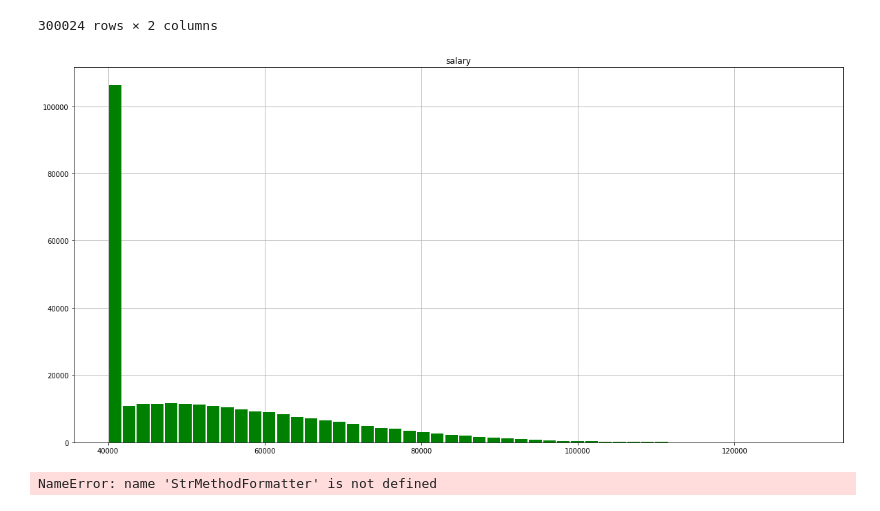
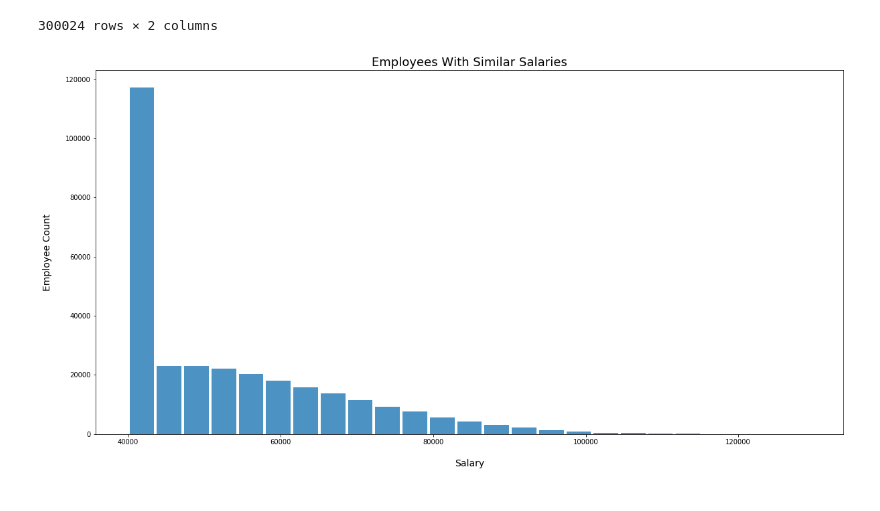
Before and after one commit to colbyhoke/sql-challenge, a Jupyter notebook: sql_challenge_bonus.ipynb, the cells around one changed output. Saved outputs shown, nothing was run; the diff lists cells and outputs as text; code cells hidden in the pictures.

```diff
--- a/sql_challenge_bonus.ipynb
+++ b/sql_challenge_bonus.ipynb
@@ -13,5 +18,5 @@ from config import sql_pass
 from config import sql_db
 # %%
 # Connect to postgresql database
-engine = create_engine(f'postgresql://{sql_user}:{sql_pass}@localhost:5432/{sql_db}')
+engine = create_engine(f'postgresql://{sql_user}:{sql_pass}@{sql_db}')
 conn = engine.connect()
@@ -18,6 +25,6 @@ conn = engine.connect()
 # %%
-# Build dataframe from salaries table
-salary_df = pd.read_sql("SELECT * FROM salaries", conn)
+# Query the database to build dataframe from salaries table
+salary_df = pd.read_sql("SELECT * FROM salaries;", conn)
 
 # Show the dataframe
 salary_df
@@ -35,38 +42,3 @@ salary_df
 | 300022 | 499998 | 40000 |
 | 300023 | 499999 | 63707 |
 300024 rows × 2 columns
-# %%
-# Create a histogram to visualize the most common salary ranges for employees.
-ax = salary_df.hist(column='salary', bins=50, figsize=(20,10), color='green', rwidth=0.9, zorder=2)
-# %% [output]
-[figure, removed]
-# %%
-ax = ax[0]
-for x in ax:
-
-    # Despine
-    x.spines['right'].set_visible(False)
-    x.spines['top'].set_visible(False)
-    x.spines['left'].set_visible(False)
-
-    # Switch off ticks
-    x.tick_params(axis="both", which="both", bottom="off", top="off", labelbottom="on", left="off", right="off", labelleft="on")
-
-    # Draw horizontal axis lines
-    vals = x.get_yticks()
-    for tick in vals:
-        x.axhline(y=tick, linestyle='dashed', alpha=0.4, color='#eeeeee', zorder=1)
-
-    # Remove title
-    x.set_title("")
-
-    # Set x-axis label
-    x.set_xlabel("Session Duration (Seconds)", labelpad=20, weight='bold', size=12)
-
-    # Set y-axis label
-    x.set_ylabel("Sessions", labelpad=20, weight='bold', size=12)
-
-    # Format y-axis label
-    x.yaxis.set_major_formatter(StrMethodFormatter('{x:,g}'))
-# %% [output]
-NameError: name 'StrMethodFormatter' is not defined
@@ -74,0 +45,13 @@ NameError: name 'StrMethodFormatter' is not defined
+# %%
+# Build the graph
+ax1 = salary_df['salary'].plot(kind='hist', bins=25, alpha=0.8, rwidth=0.9, figsize=(20,10))
+
+# Set title and labels
+ax1.set_title("Employees With Similar Salaries", size=18)
+ax1.set_xlabel("Salary", labelpad=20, size=14)
+ax1.set_ylabel("Employee Count", labelpad=20, size=14)
+
+# Show the graph
+plt.show()
+# %% [output]
+[figure, added]
```
Also changed, not shown: parts of 12 cells of this notebook, 2 other files.
